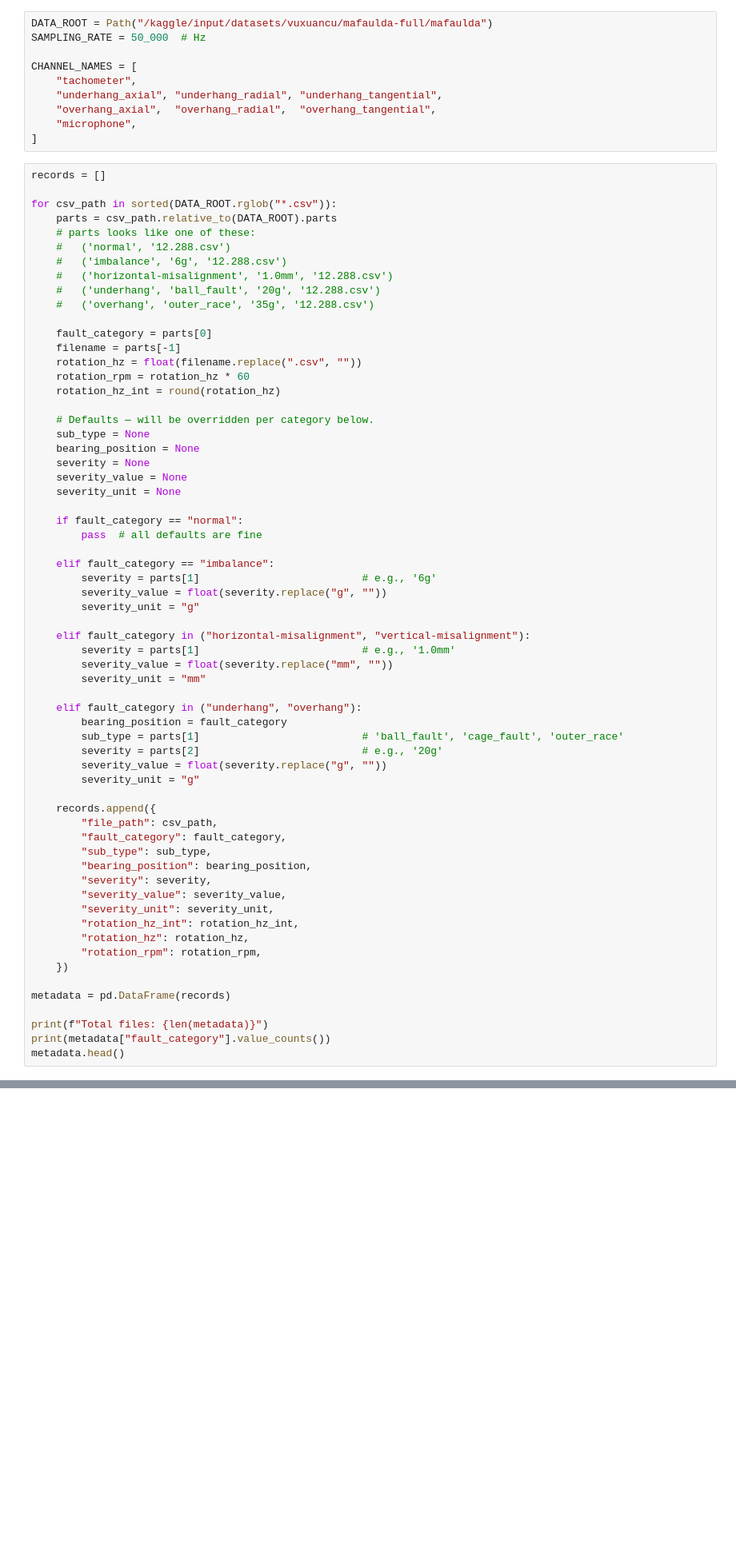
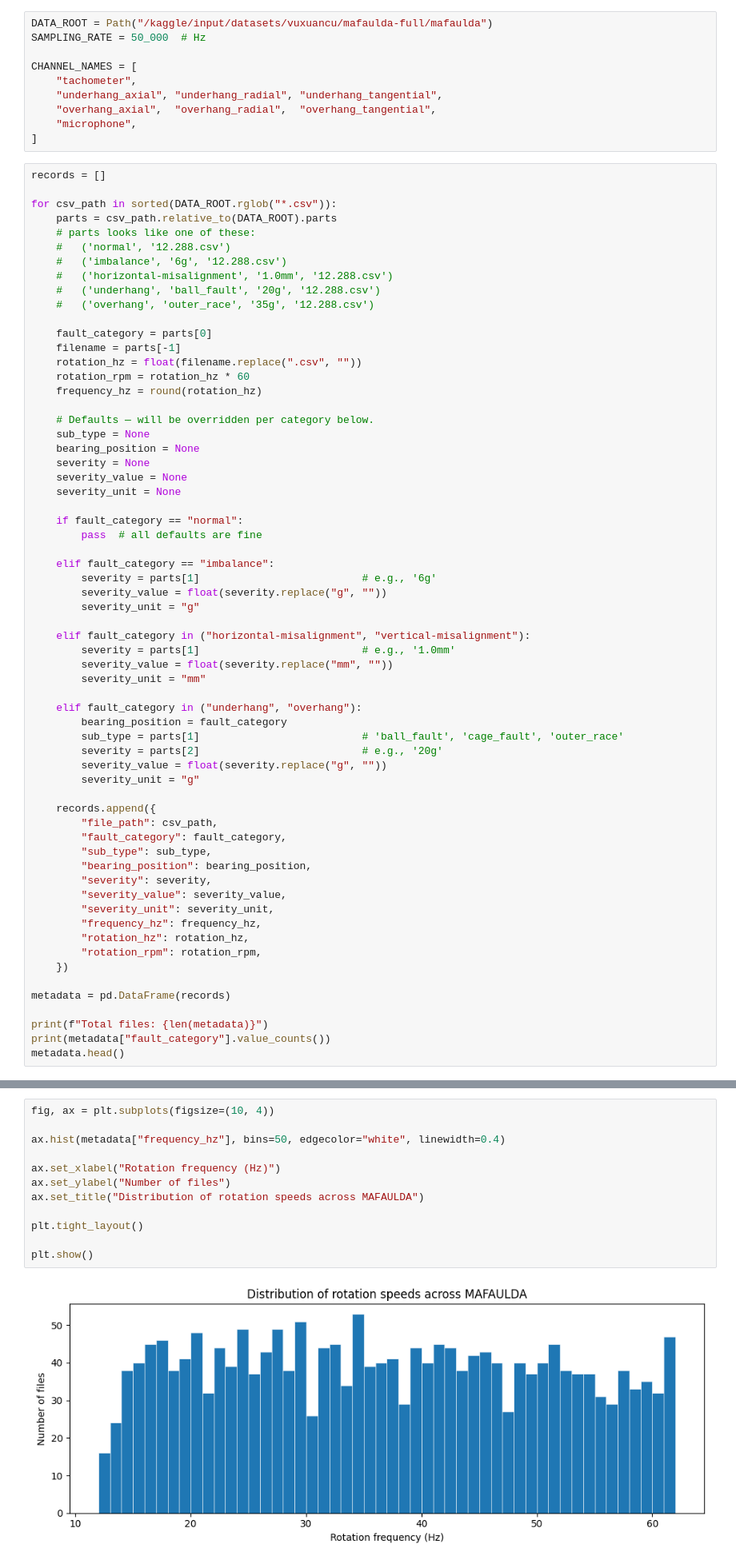
Before and after one commit to victorsillerico/fault-diagnosis-machinery, a Jupyter notebook: notebooks/phase1/01_data_overview.ipynb, the cells around one changed output, grey strips where cells are left out. Shown at 80% size. Drawn from its saved outputs; the diff is of its cells as text; blank space fills up the shorter version.

```diff
--- a/notebooks/phase1/01_data_overview.ipynb
+++ b/notebooks/phase1/01_data_overview.ipynb
@@ -37,7 +37,7 @@ for csv_path in sorted(DATA_ROOT.rglob("*.csv")):
     filename = parts[-1]
     rotation_hz = float(filename.replace(".csv", ""))
     rotation_rpm = rotation_hz * 60
-    rotation_hz_int = round(rotation_hz)
+    frequency_hz = round(rotation_hz)
 
     # Defaults — will be overridden per category below.
     sub_type = None
@@ -74,7 +74,7 @@ for csv_path in sorted(DATA_ROOT.rglob("*.csv")):
         "severity": severity,
         "severity_value": severity_value,
         "severity_unit": severity_unit,
-        "rotation_hz_int": rotation_hz_int,
+        "frequency_hz": frequency_hz,
         "rotation_hz": rotation_hz,
         "rotation_rpm": rotation_rpm,
     })
@@ -126,3 +126,17 @@ plt.tight_layout()
 plt.show()
 # %% [output]
 [figure]
+# %%
+fig, ax = plt.subplots(figsize=(10, 4))
+
+ax.hist(metadata["frequency_hz"], bins=50, edgecolor="white", linewidth=0.4)
+
+ax.set_xlabel("Rotation frequency (Hz)")
+ax.set_ylabel("Number of files")
+ax.set_title("Distribution of rotation speeds across MAFAULDA")
+
+plt.tight_layout()
+
+plt.show()
+# %% [output]
+[figure, added]
```
Also changed, not shown: parts of 1 cell of this notebook, 2 other files.
